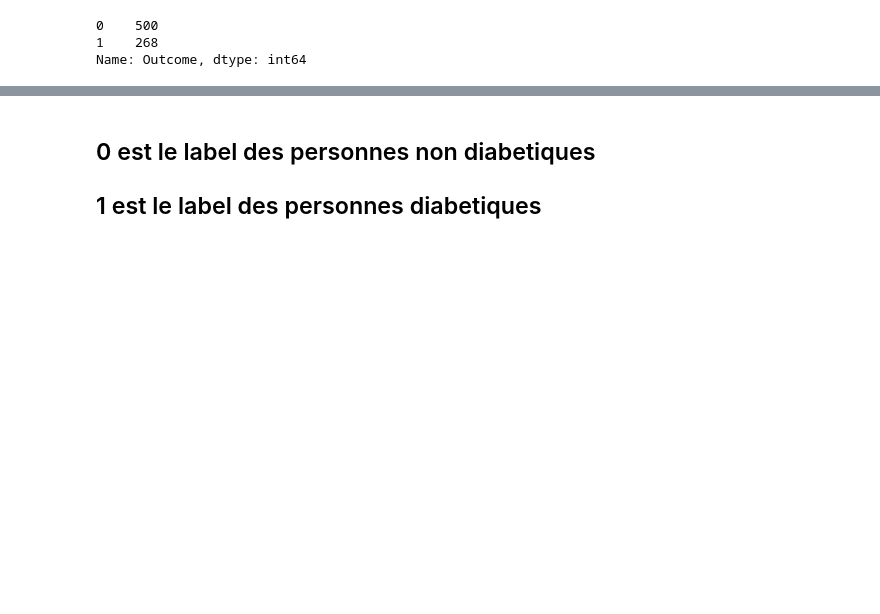
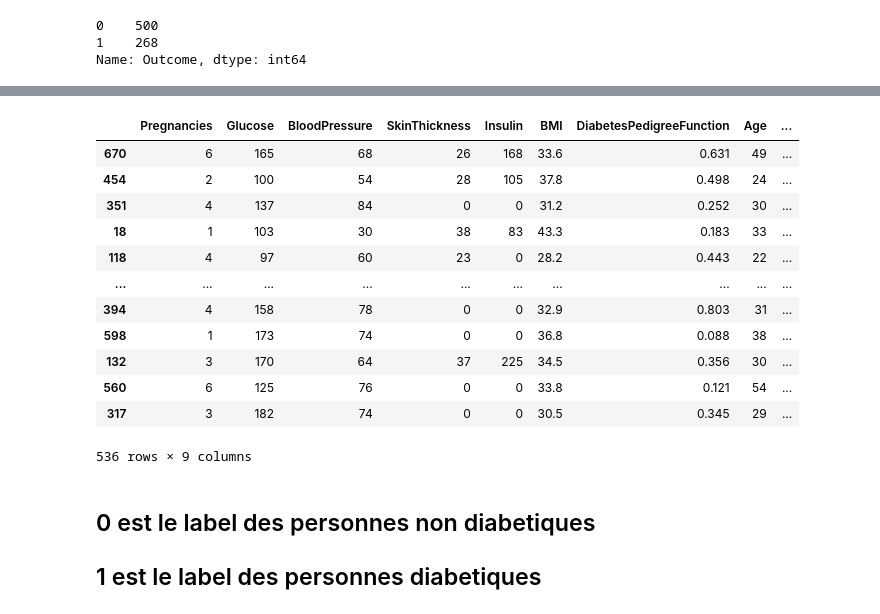
Before and after one commit to noungajo/diabetes_prediction_project, a Jupyter notebook: diabetes_detection.ipynb, the cells around one changed output, grey strips where cells are left out. Drawn from its saved outputs; the diff is of its cells as text; code cells hidden in the pictures; blank space fills up the shorter version.

```diff
--- a/diabetes_detection.ipynb
+++ b/diabetes_detection.ipynb
@@ -47,0 +120,4 @@ Name: Outcome, dtype: int64
+# %%
+data_minoritaire = data[data['Outcome']==1]#extraire les donnees de label 1
+data_majoritaire = data[data['Outcome']==0]#extraire les donnees de label 0
+data_majoritaire = data_majoritaire.sample(n=len(data_minoritaire))#reduire le nombre de ligne par rapport au nombre d'elements du label1
@@ -48,3 +132,19 @@ Name: Outcome, dtype: int64
+# %%
+data_concat.sort_values(by='Outcome')#trier les donnees par rapport a une colonne
+# %% [output]
+|  | Pregnancies | Glucose | BloodPressure | SkinThickness | Insulin | BMI | DiabetesPedigreeFunction | Age | ... |
+| 670 | 6 | 165 | 68 | 26 | 168 | 33.6 | 0.631 | 49 | ... |
+| 454 | 2 | 100 | 54 | 28 | 105 | 37.8 | 0.498 | 24 | ... |
+| 351 | 4 | 137 | 84 | 0 | 0 | 31.2 | 0.252 | 30 | ... |
+| 18 | 1 | 103 | 30 | 38 | 83 | 43.3 | 0.183 | 33 | ... |
+| 118 | 4 | 97 | 60 | 23 | 0 | 28.2 | 0.443 | 22 | ... |
+| ... | ... | ... | ... | ... | ... | ... | ... | ... | ... |
+| 394 | 4 | 158 | 78 | 0 | 0 | 32.9 | 0.803 | 31 | ... |
+| 598 | 1 | 173 | 74 | 0 | 0 | 36.8 | 0.088 | 38 | ... |
+| 132 | 3 | 170 | 64 | 37 | 225 | 34.5 | 0.356 | 30 | ... |
+| 560 | 6 | 125 | 76 | 0 | 0 | 33.8 | 0.121 | 54 | ... |
+| 317 | 3 | 182 | 74 | 0 | 0 | 30.5 | 0.345 | 29 | ... |
+536 rows × 9 columns
 # %% [markdown]
 ## 0 est le label des personnes non diabetiques
 ## 1 est le label des personnes diabetiques
```
Also changed, not shown: parts of 36 cells of this notebook.
